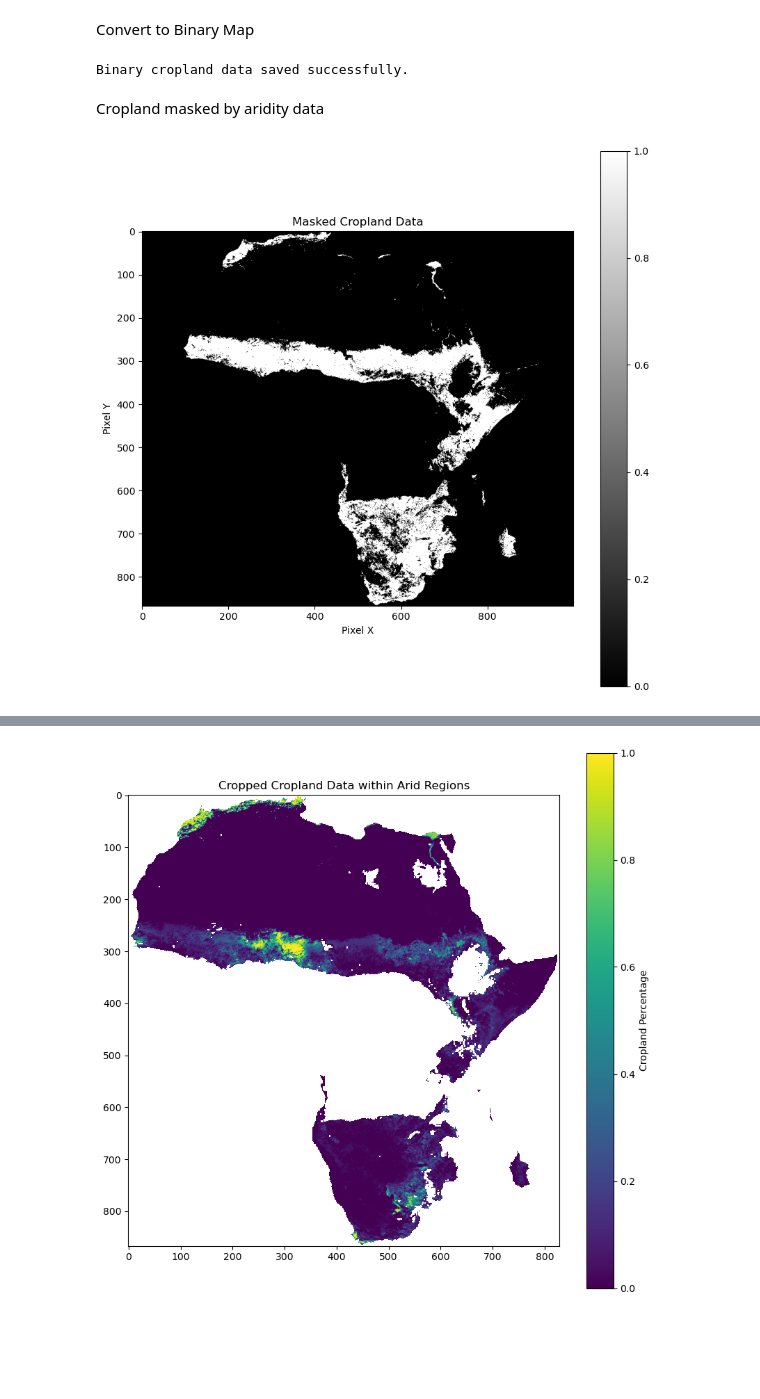
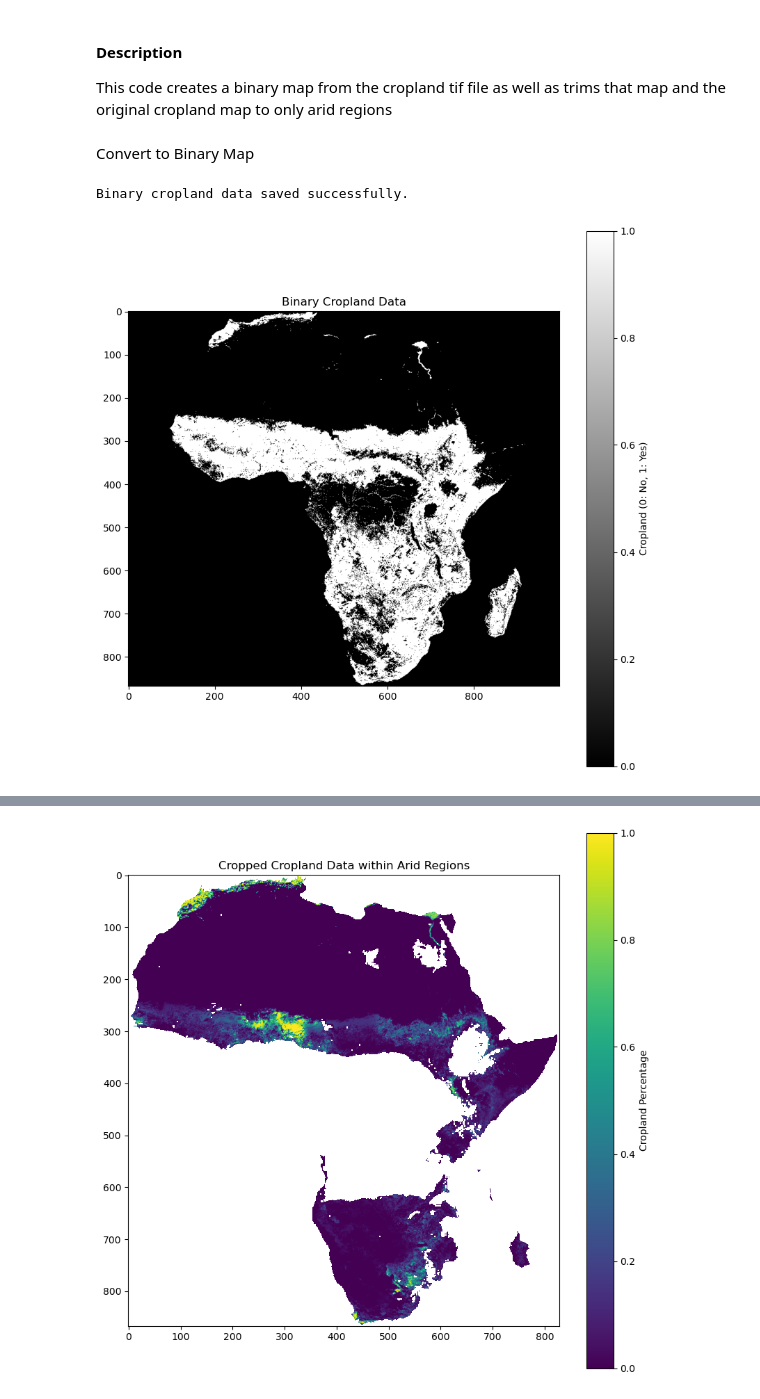
Before and after one commit to rellimylime/Africa_Irrigation, a Jupyter notebook: Code/0_process_data/3_Filter_Cropland.ipynb, the cells around one changed output, grey strips where cells are left out. Cells and saved outputs as stored; diff of their text form; code cells hidden in the pictures; blank space fills up the shorter version.

```diff
--- a/Code/0_process_data/3_Filter_Cropland.ipynb
+++ b/Code/0_process_data/3_Filter_Cropland.ipynb
@@ -1,3 +1,6 @@
+# %% [markdown]
+#### Description
+This code creates a binary map from the cropland tif file as well as trims that map and the original cropland map to only arid regions
 # %%
 import geopandas as gpd
 import rasterio
@@ -17,66 +21,33 @@ def resolve_path(relative_path):
 # %% [markdown]
 Convert to Binary Map
 # %%
+# Load the aridity shapefile (which includes country boundaries)
+aridity_gdf = gpd.read_file(resolve_path(config['Africa_Arid_by_Country_shp_path']))
+aridity_gdf.set_crs(epsg=4326, inplace=True)
+
+# Load and process the cropland raster data
 with rasterio.open(resolve_path(config['Africa_Cropland_tif_path'])) as src:
     cropland_data = src.read(1)
+
     # Convert to binary (0s and 1s) based on the threshold > 0
     cropland_binary = (cropland_data > 0).astype(np.uint8)
 
     # Define the metadata for the new binary TIFF file
     meta = src.meta
     meta.update(dtype=rasterio.uint8, nodata=None)
 
     # Save the binary data to a new TIFF file
-    with rasterio.open(resolve_path(config['Cropland_tif_path']), 'w', **meta) as dst:
+    with rasterio.open(resolve_path(config['Binary_Cropland_tif_path']), 'w', **meta) as dst:
         dst.write(cropland_binary, 1)
 
 print("Binary cropland data saved successfully.")
+
 # Plot the binary cropland data
 plt.figure(figsize=(10, 10))
 plt.imshow(cropland_binary, cmap='gray')
 plt.title('Binary Cropland Data')
 plt.colorbar(label='Cropland (0: No, 1: Yes)')
 plt.show()
 # %% [output]
 Binary cropland data saved successfully.
+[figure, added]
-# %% [markdown]
-Cropland masked by aridity data
-# %%
-# Load the merged aridity and country boundary shapefile
-aridity_gdf = gpd.read_file(resolve_path(config['Africa_Arid_by_Country_shp_path']))
-aridity_gdf.set_crs(epsg=4326, inplace=True)
-
-with rasterio.open(resolve_path(config['Cropland_tif_path'])) as src:
-    cropland_binary = src.read(1)
-    cropland_meta = src.meta
-
-# Rasterize the merged shapefile
-shapes = ((geom, 1) for geom in aridity_gdf.geometry)
-cropland_shape = cropland_binary.shape
-transform = cropland_meta['transform']
-
-aridity_raster = rasterize(
-    shapes,
-    out_shape = cropland_shape,
-    transform = transform,
-    fill = 0,
-    dtype = 'uint8'
-)
-
-# Apply the mask to the cropland binary raster
-cropland_aridity_binary_masked = cropland_binary * aridity_raster
-
-# Plot the masked cropland data
-plt.figure(figsize=(10, 10))
-plt.imshow(cropland_aridity_binary_masked, cmap='gray')
-plt.colorbar()
-plt.title('Masked Cropland Data')
-plt.xlabel('Pixel X')
-plt.ylabel('Pixel Y')
-plt.show()
-
-cropland_meta.update(dtype = 'uint8')
-with rasterio.open(resolve_path(config['Arid_Binary_Cropland_tif_path']), 'w', **cropland_meta) as dst:
-    dst.write(cropland_aridity_binary_masked, 1)
-# %% [output]
-[figure, removed]
```
Also changed, not shown: parts of 5 cells of this notebook, 5 other files.
